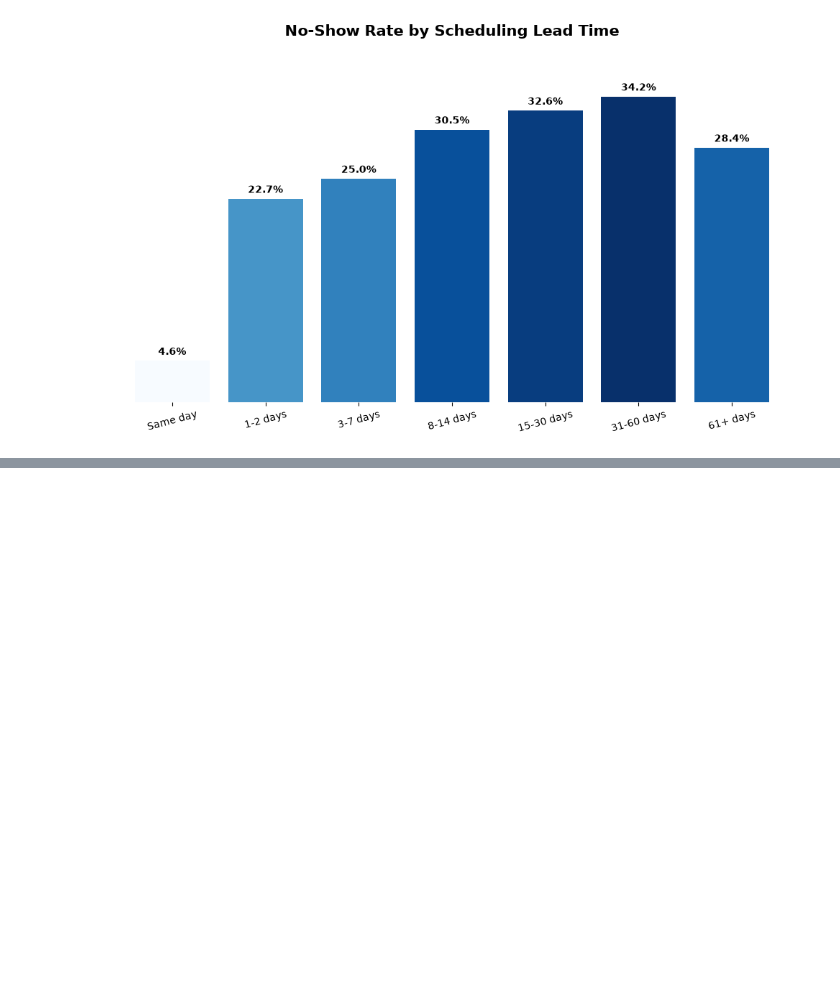
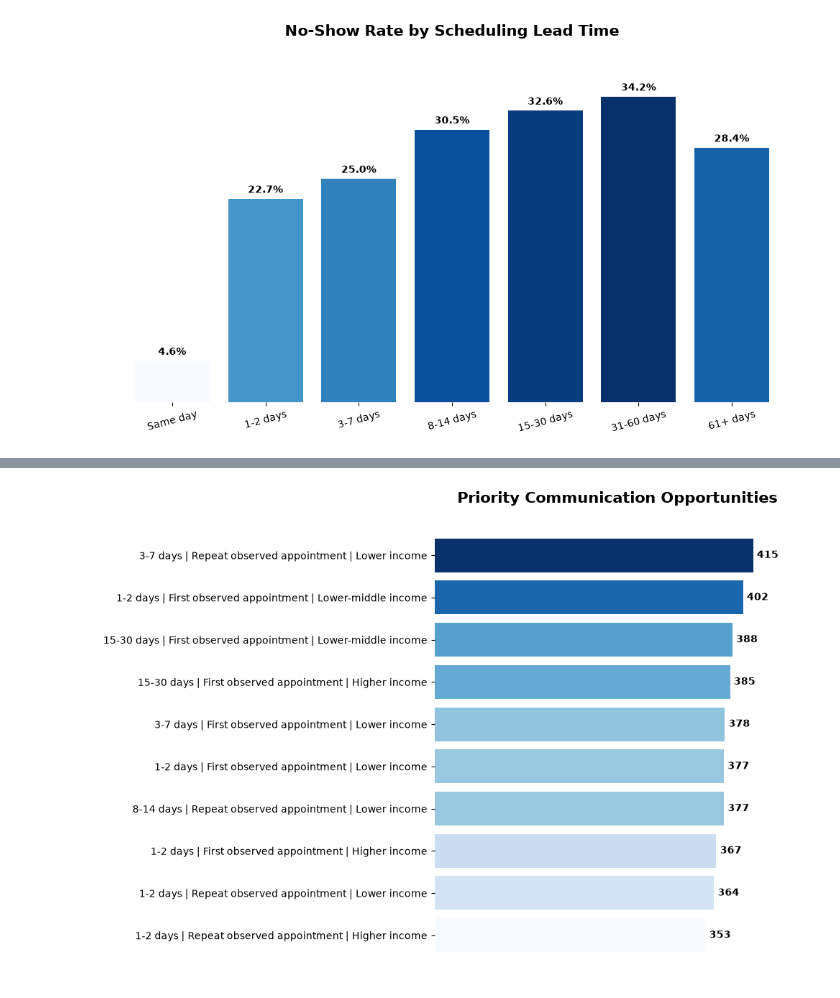
Before and after one commit to leaop/Projects, a Jupyter notebook: Healthcare — No-Shows/healthcare_no_show_analysis_final.ipynb, the cells around one changed output, grey strips where cells are left out. Saved outputs shown, nothing was run; the diff lists cells and outputs as text; code cells hidden in the pictures; blank space fills up the shorter version.

```diff
--- a/Healthcare — No-Shows/healthcare_no_show_analysis.ipynb
+++ b/Healthcare — No-Shows/healthcare_no_show_analysis_final.ipynb
@@ -1025,0 +1929,73 @@ plt.show()
+# %%
+top_priority = (
+    communication_opportunity
+    .head(10)
+    .copy()
+)
+
+top_priority['segment'] = (
+    top_priority['waiting_group'].astype(str)
+    + ' | '
+    + top_priority['observed_visit_type']
+    + ' | '
+    + top_priority['income_group'].astype(str)
+)
+# %%
+plot_priority = (
+    top_priority
+    .sort_values('no_shows')
+)
+
+norm = Normalize(
+    vmin=plot_priority['no_shows'].min(),
+    vmax=plot_priority['no_shows'].max()
+)
+
+colors = cm.Blues(
+    norm(plot_priority['no_shows'])
+)
+
+fig, ax = plt.subplots(figsize=(10, 7))
+
+bars = ax.barh(
+    plot_priority['segment'],
+    plot_priority['no_shows'],
+    color=colors
+)
+
+for bar, value in zip(
+    bars,
+    plot_priority['no_shows']
+):
+    ax.text(
+        bar.get_width() + 5,
+        bar.get_y() + bar.get_height() / 2,
+        f'{value:,}',
+        va='center',
+        fontsize=10,
+        fontweight='bold'
+    )
+
+ax.set_title(
+    'Priority Communication Opportunities',
+    fontsize=15,
+    fontweight='bold',
+    pad=15
+)
+
+ax.xaxis.set_visible(False)
+ax.set_xlabel('')
+ax.set_ylabel('')
+
+for spine in ax.spines.values():
+    spine.set_visible(False)
+
+ax.set_xlim(
+    0,
+    plot_priority['no_shows'].max() * 1.15
+)
+
+plt.tight_layout()
+plt.show()
+# %% [output]
+[figure, added]
```
Also changed, not shown: parts of 46 cells of this notebook.
